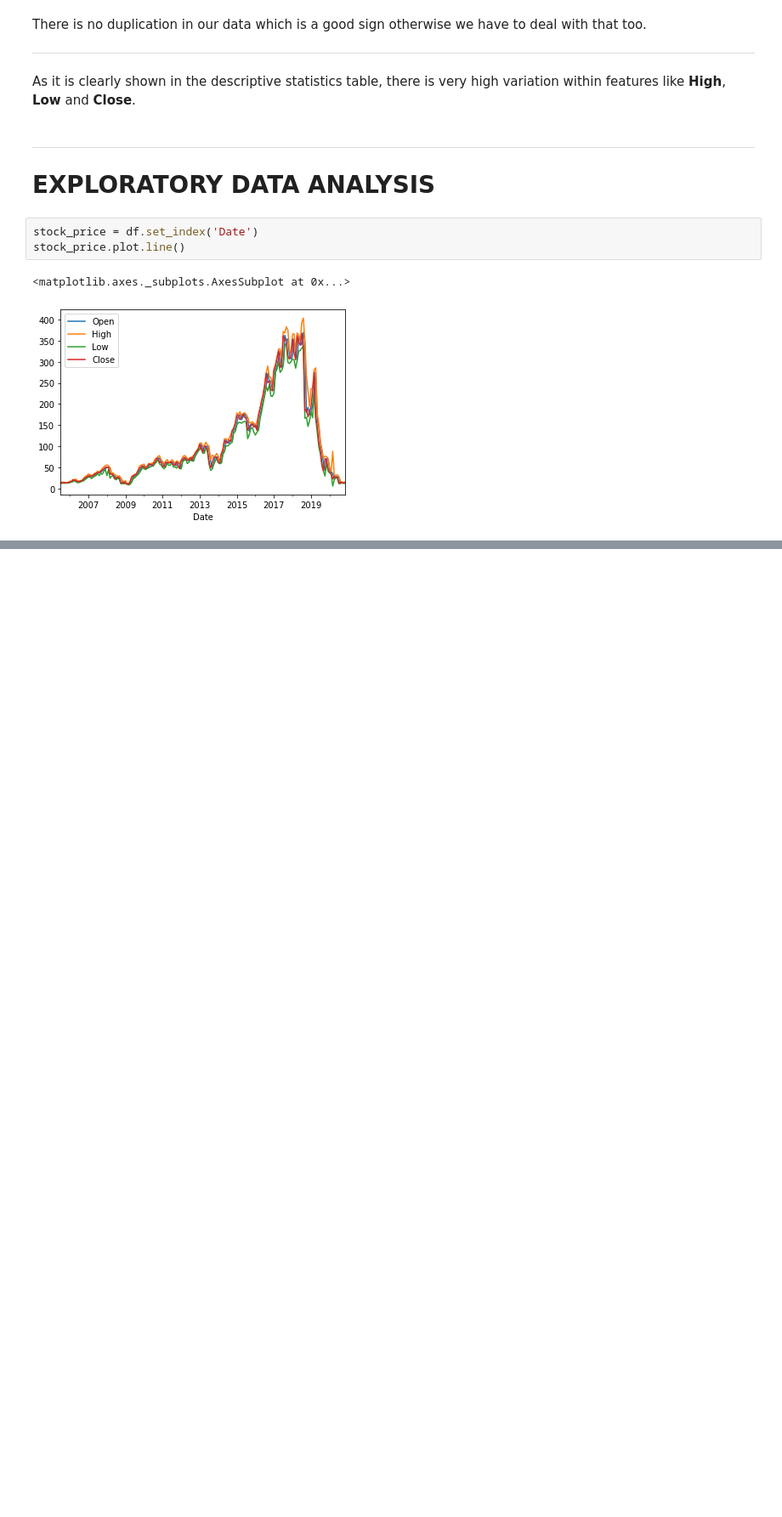
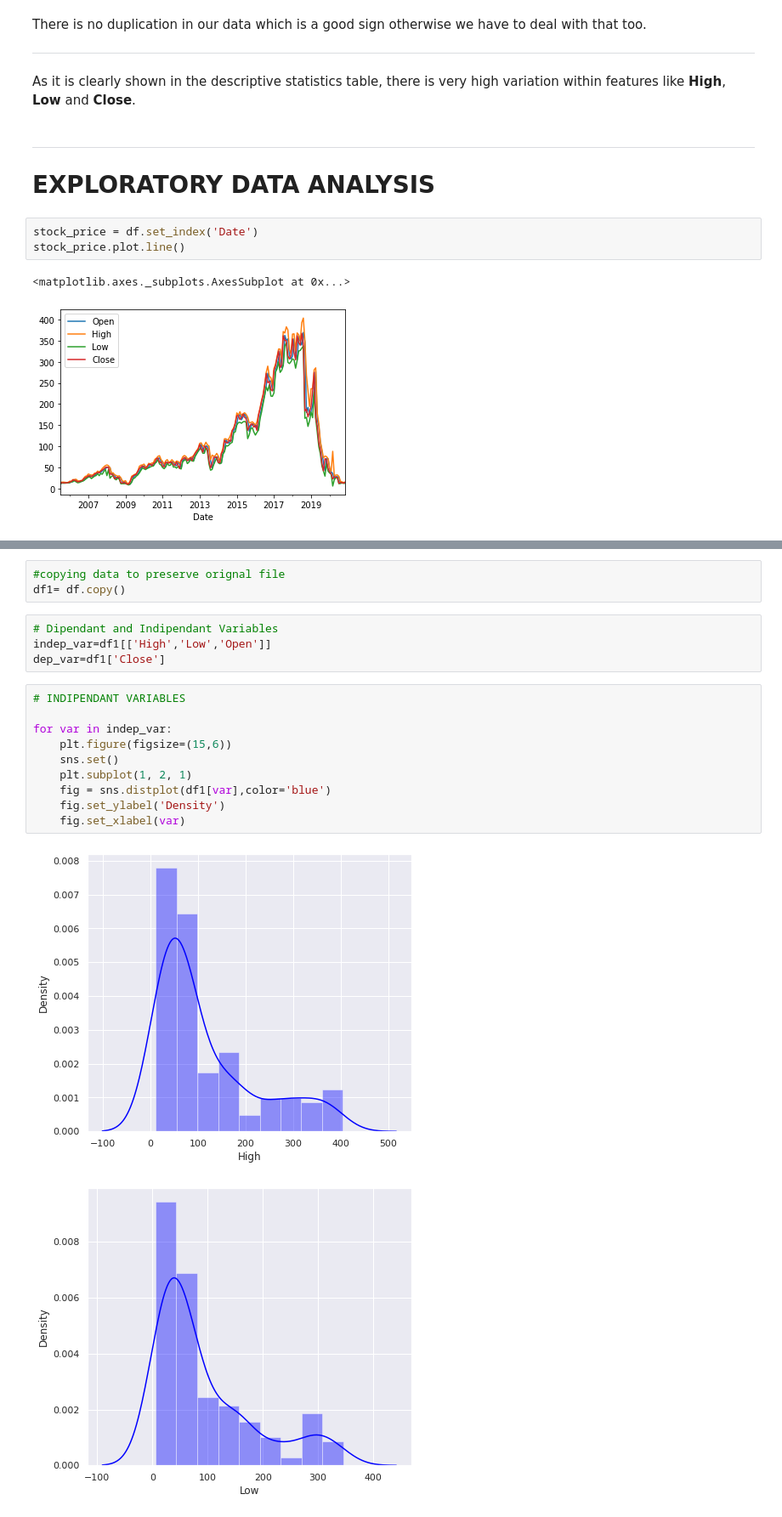
Before and after one commit to kunalNbadgujar/YES-BANK-STOCK-CLOSING-PRICE-PREDICTION, a Jupyter notebook: team_YESBANK_STOCK_CLOSING_PRICE_PREDICTION.ipynb, the cells around one changed output, grey strips where cells are left out. Shown at 85% size. Drawn from its saved outputs; the diff is of its cells as text; blank space fills up the shorter version.

```diff
--- a/team_YESBANK_STOCK_CLOSING_PRICE_PREDICTION.ipynb
+++ b/team_YESBANK_STOCK_CLOSING_PRICE_PREDICTION.ipynb
@@ -196,0 +214,20 @@ plt.show()
+# %%
+#copying data to preserve orignal file
+df1= df.copy()
+# %%
+# Dipendant and Indipendant Variables
+indep_var=df1[['High','Low','Open']]
+dep_var=df1['Close']
+# %%
+# INDIPENDANT VARIABLES
+
+for var in indep_var:
+    plt.figure(figsize=(15,6))
+    sns.set()
+    plt.subplot(1, 2, 1)
+    fig = sns.distplot(df1[var],color='blue')
+    fig.set_ylabel('Density')
+    fig.set_xlabel(var)
+# %% [output]
+[figure, added]
+[figure, added]
```
Also changed, not shown: parts of 8 cells of this notebook.
